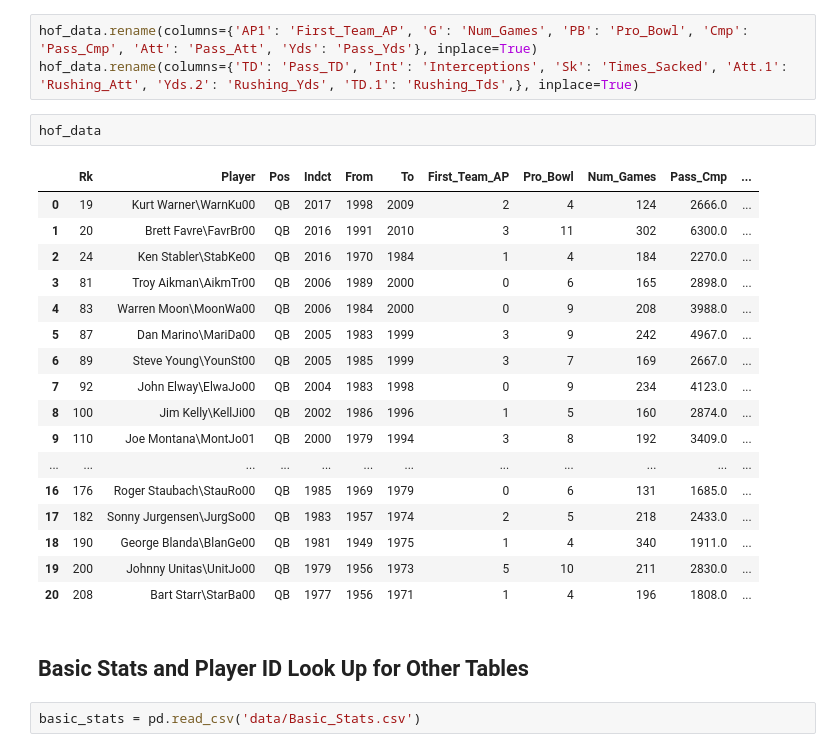
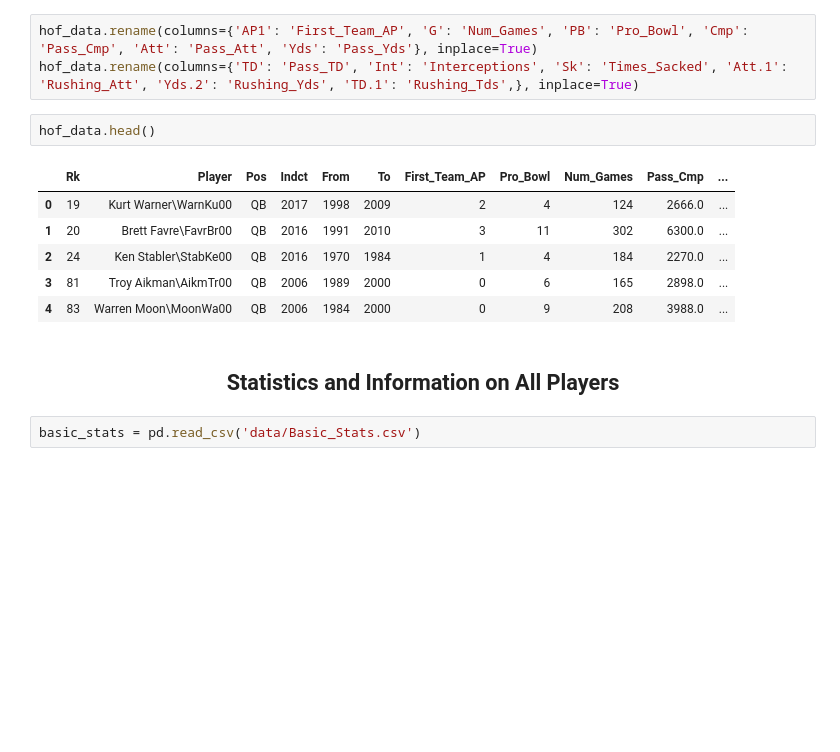
Before and after one commit to Fentonmiller/Fentonmiller.github.io, a Jupyter notebook: Final_Project_Stoney.ipynb, the cells around one changed output. Cells and saved outputs as stored; diff of their text form; blank space fills up the shorter version.

```diff
--- a/Final_Project_Stoney.ipynb
+++ b/Final_Project_Stoney.ipynb
@@ -49,27 +60,16 @@ hof_data.drop('index', axis=1, inplace=True)
 hof_data.rename(columns={'AP1': 'First_Team_AP', 'G': 'Num_Games', 'PB': 'Pro_Bowl', 'Cmp': 'Pass_Cmp', 'Att': 'Pass_Att', 'Yds': 'Pass_Yds'}, inplace=True)
 hof_data.rename(columns={'TD': 'Pass_TD', 'Int': 'Interceptions', 'Sk': 'Times_Sacked', 'Att.1': 'Rushing_Att', 'Yds.2': 'Rushing_Yds', 'TD.1': 'Rushing_Tds',}, inplace=True)
 # %%
-hof_data
+hof_data.head()
 # %% [output]
 |  | Rk | Player | Pos | Indct | From | To | First_Team_AP | Pro_Bowl | Num_Games | Pass_Cmp | ... |
 | 0 | 19 | Kurt Warner\WarnKu00 | QB | 2017 | 1998 | 2009 | 2 | 4 | 124 | 2666.0 | ... |
 | 1 | 20 | Brett Favre\FavrBr00 | QB | 2016 | 1991 | 2010 | 3 | 11 | 302 | 6300.0 | ... |
 | 2 | 24 | Ken Stabler\StabKe00 | QB | 2016 | 1970 | 1984 | 1 | 4 | 184 | 2270.0 | ... |
 | 3 | 81 | Troy Aikman\AikmTr00 | QB | 2006 | 1989 | 2000 | 0 | 6 | 165 | 2898.0 | ... |
 | 4 | 83 | Warren Moon\MoonWa00 | QB | 2006 | 1984 | 2000 | 0 | 9 | 208 | 3988.0 | ... |
-| 5 | 87 | Dan Marino\MariDa00 | QB | 2005 | 1983 | 1999 | 3 | 9 | 242 | 4967.0 | ... |
-| 6 | 89 | Steve Young\YounSt00 | QB | 2005 | 1985 | 1999 | 3 | 7 | 169 | 2667.0 | ... |
-| 7 | 92 | John Elway\ElwaJo00 | QB | 2004 | 1983 | 1998 | 0 | 9 | 234 | 4123.0 | ... |
-| 8 | 100 | Jim Kelly\KellJi00 | QB | 2002 | 1986 | 1996 | 1 | 5 | 160 | 2874.0 | ... |
-| 9 | 110 | Joe Montana\MontJo01 | QB | 2000 | 1979 | 1994 | 3 | 8 | 192 | 3409.0 | ... |
-| ... | ... | ... | ... | ... | ... | ... | ... | ... | ... | ... | ... |
-| 16 | 176 | Roger Staubach\StauRo00 | QB | 1985 | 1969 | 1979 | 0 | 6 | 131 | 1685.0 | ... |
-| 17 | 182 | Sonny Jurgensen\JurgSo00 | QB | 1983 | 1957 | 1974 | 2 | 5 | 218 | 2433.0 | ... |
-| 18 | 190 | George Blanda\BlanGe00 | QB | 1981 | 1949 | 1975 | 1 | 4 | 340 | 1911.0 | ... |
-| 19 | 200 | Johnny Unitas\UnitJo00 | QB | 1979 | 1956 | 1973 | 5 | 10 | 211 | 2830.0 | ... |
-| 20 | 208 | Bart Starr\StarBa00 | QB | 1977 | 1956 | 1971 | 1 | 4 | 196 | 1808.0 | ... |
-# %% [markdown]
-## Basic Stats and Player ID Look Up for Other Tables
+# %% [markdown]
+## <center> Statistics and Information on All Players </center>
 # %%
 basic_stats = pd.read_csv('data/Basic_Stats.csv')
 # %%
```
Also changed, not shown: parts of 59 cells of this notebook.
